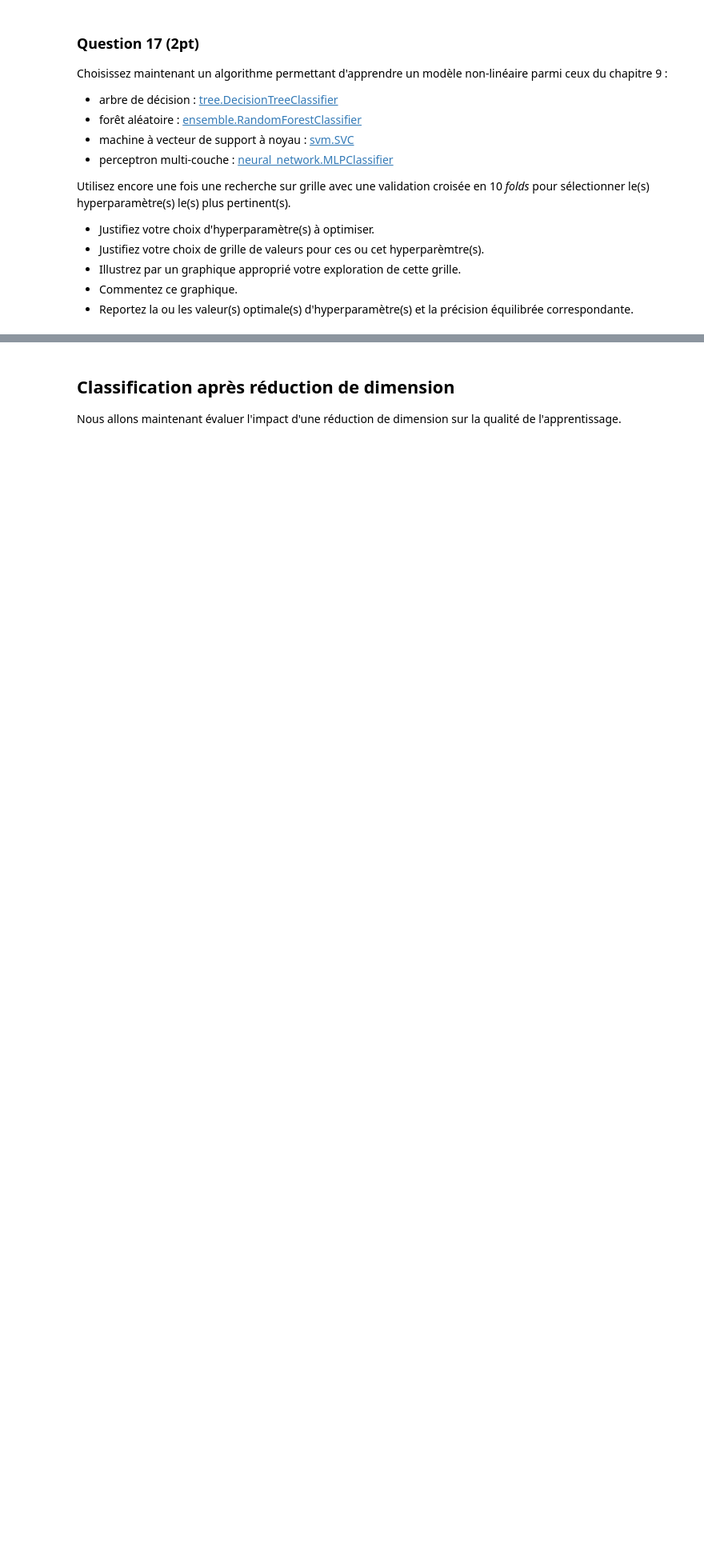
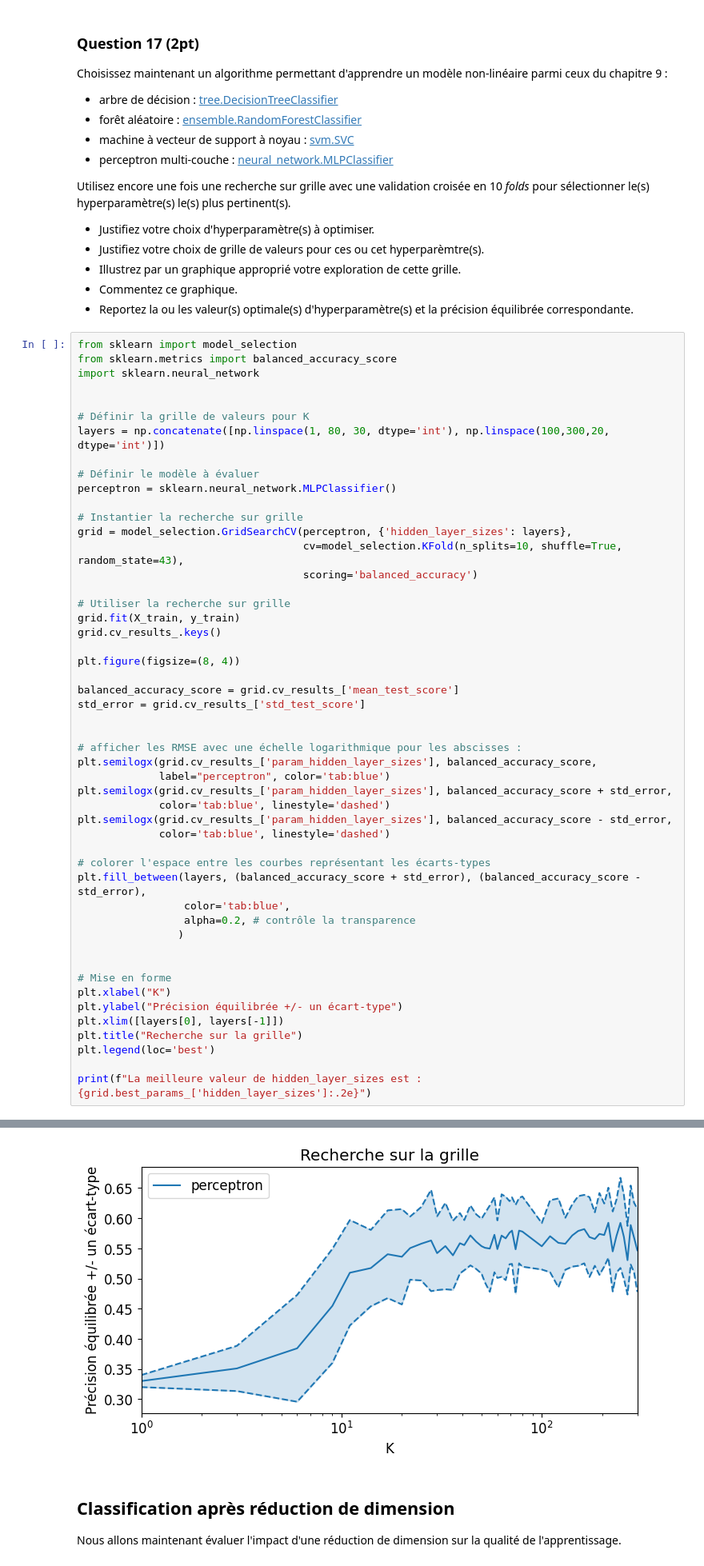
Before and after one commit to maximebailly/sdd_2025, a Jupyter notebook: projet/Projet.ipynb, the cells around one changed output, grey strips where cells are left out. Shown at 80% size. Drawn from its saved outputs; the diff is of its cells as text; blank space fills up the shorter version.

```diff
--- a/projet/Projet.ipynb
+++ b/projet/Projet.ipynb
@@ -441,3 +443,54 @@ Utilisez encore une fois une recherche sur grille avec une validation croisée e
 * Illustrez par un graphique approprié votre exploration de cette grille.
 * Commentez ce graphique.
 * Reportez la ou les valeur(s) optimale(s) d'hyperparamètre(s) et la précision équilibrée correspondante.
+# %%
+from sklearn import model_selection
+from sklearn.metrics import balanced_accuracy_score
+import sklearn.neural_network
+
+
+# Définir la grille de valeurs pour K
+layers = np.concatenate([np.linspace(1, 80, 30, dtype='int'), np.linspace(100,300,20, dtype='int')])
+
+# Définir le modèle à évaluer
+perceptron = sklearn.neural_network.MLPClassifier()
+
+# Instantier la recherche sur grille
+grid = model_selection.GridSearchCV(perceptron, {'hidden_layer_sizes': layers},
+                                    cv=model_selection.KFold(n_splits=10, shuffle=True, random_state=43),
+                                    scoring='balanced_accuracy')
+
+# Utiliser la recherche sur grille
+grid.fit(X_train, y_train)
+grid.cv_results_.keys()
+
+plt.figure(figsize=(8, 4))
+
+balanced_accuracy_score = grid.cv_results_['mean_test_score']
+std_error = grid.cv_results_['std_test_score']
+
+
+# afficher les RMSE avec une échelle logarithmique pour les abscisses :
+plt.semilogx(grid.cv_results_['param_hidden_layer_sizes'], balanced_accuracy_score,
+             label="perceptron", color='tab:blue')
+plt.semilogx(grid.cv_results_['param_hidden_layer_sizes'], balanced_accuracy_score + std_error,
+             color='tab:blue', linestyle='dashed')
+plt.semilogx(grid.cv_results_['param_hidden_layer_sizes'], balanced_accuracy_score - std_error,
+             color='tab:blue', linestyle='dashed')
+
+# colorer l'espace entre les courbes représentant les écarts-types
+plt.fill_between(layers, (balanced_accuracy_score + std_error), (balanced_accuracy_score - std_error),
+                 color='tab:blue',
+                 alpha=0.2, # contrôle la transparence
+                )
+
+
+# Mise en forme
+plt.xlabel("K")
+plt.ylabel("Précision équilibrée +/- un écart-type")
+plt.xlim([layers[0], layers[-1]])
+plt.title("Recherche sur la grille")
+plt.legend(loc='best')
+
+print(f"La meilleure valeur de hidden_layer_sizes est : {grid.best_params_['hidden_layer_sizes']:.2e}")
+# %% [output]
@@ -444,3 +498,4 @@ Utilisez encore une fois une recherche sur grille avec une validation croisée e
+[figure, added]
 # %% [markdown]
 ## Classification après réduction de dimension
 
```
Also changed, not shown: parts of 5 cells of this notebook.
